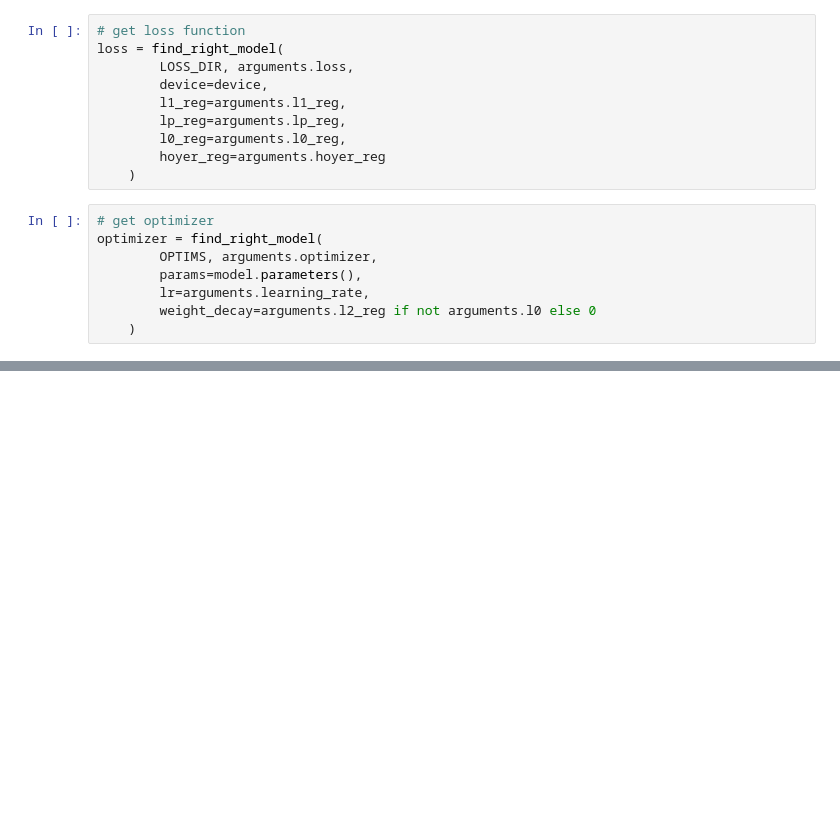
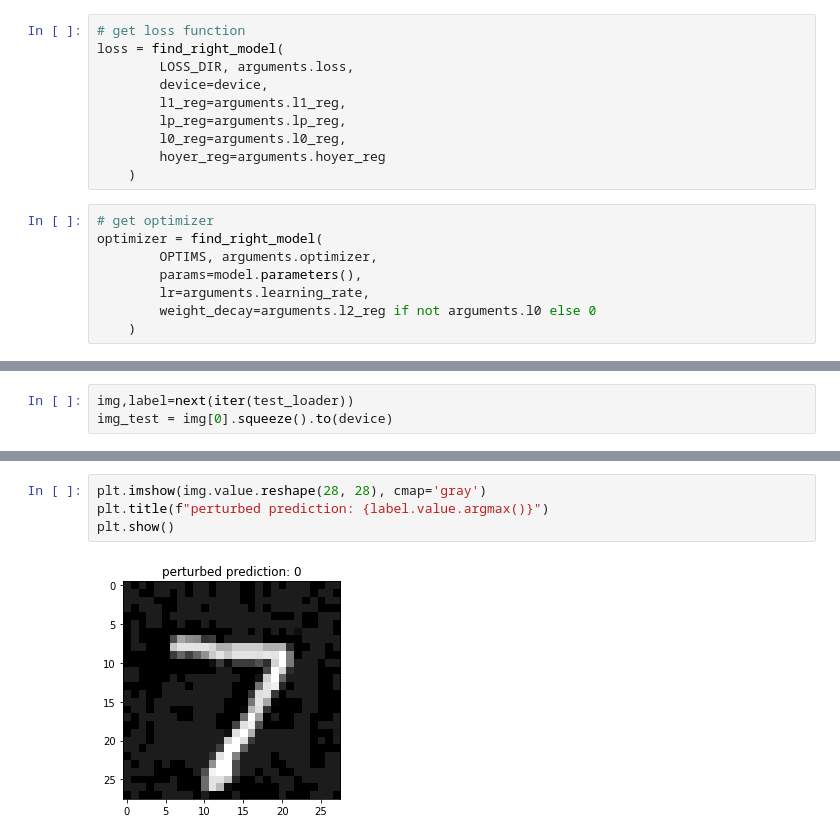
Before and after one commit to stephen016/SparseNetwork-Verification, a Jupyter notebook: notebook/Exp.ipynb, the cells around one changed output, grey strips where cells are left out. Cells and saved outputs as stored; diff of their text form; blank space fills up the shorter version.

```diff
--- a/notebook/Exp.ipynb
+++ b/notebook/Exp.ipynb
@@ -307,0 +369,3 @@ print(zero/(zero+non_zero))
+# %%
+img,label=next(iter(test_loader))
+img_test = img[0].squeeze().to(device)
@@ -307,0 +376,6 @@ print(zero/(zero+non_zero))
+# %%
+plt.imshow(img.value.reshape(28, 28), cmap='gray')
+plt.title(f"perturbed prediction: {label.value.argmax()}")
+plt.show()
+# %% [output]
+[figure, added]
```
Also changed, not shown: parts of 24 cells of this notebook.
